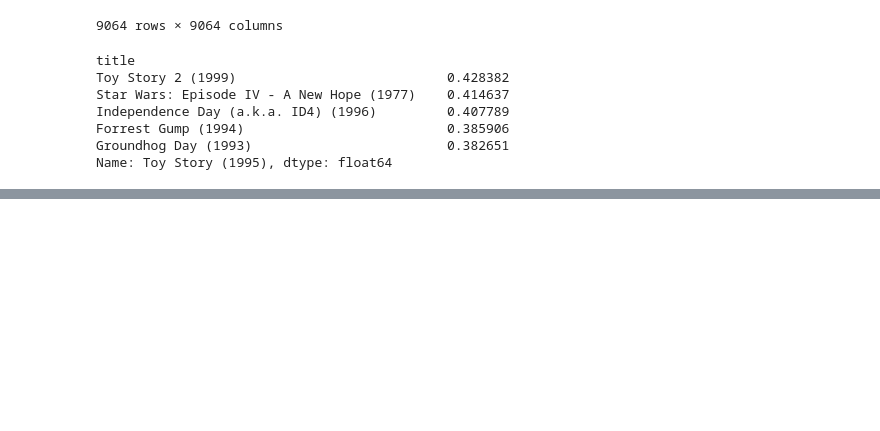
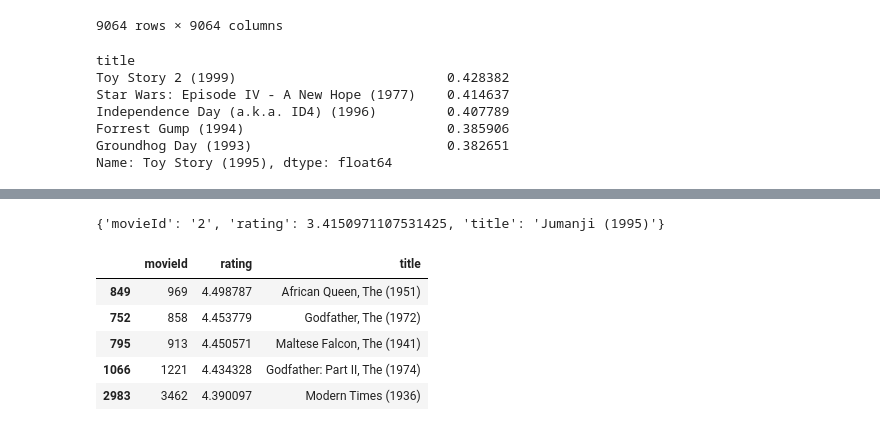
Before and after one commit to walker0625/machine-learning, a Jupyter notebook: theory/5. recommend_system.ipynb, the cells around one changed output, grey strips where cells are left out. Saved outputs shown, nothing was run; the diff lists cells and outputs as text; code cells hidden in the pictures; blank space fills up the shorter version.

```diff
--- a/theory/5. recommend_system.ipynb
+++ b/theory/5. recommend_system.ipynb
@@ -417,0 +478,4 @@ Name: Toy Story (1995), dtype: float64
+# %%
+# 1. 해당 유저가 안본 영화를 확인
+movies = pd.read_csv('../data/movies.csv')
+movies.info()
@@ -417,0 +510,31 @@ Name: Toy Story (1995), dtype: float64
+# %%
+def get_unseen_movies(userId):
+    return list(set(movies['movieId']) - set(ratings[ratings['userId'] == userId]['movieId']))
+
+unseen_movies = get_unseen_movies(9)
+# %%
+pred_list = []
+
+for movieId in unseen_movies:
+    y_pred = model.predict('9', str(movieId))
+    pred_list.append(
+        {
+            'movieId': y_pred.iid,
+            'rating': y_pred.est,
+            'title': movies[movies['movieId'] == int(y_pred.iid)]['title'].iloc[0] # TODO 왜 0?
+        }
+    )
+
+print(pred_list[0])
+# %% [output]
+{'movieId': '2', 'rating': 3.4150971107531425, 'title': 'Jumanji (1995)'}
+# %%
+result_df = pd.DataFrame(pred_list)
+result_df.sort_values(by='rating', ascending=False)[:5]
+# %% [output]
+|  | movieId | rating | title |
+| 849 | 969 | 4.498787 | African Queen, The (1951) |
+| 752 | 858 | 4.453779 | Godfather, The (1972) |
+| 795 | 913 | 4.450571 | Maltese Falcon, The (1941) |
+| 1066 | 1221 | 4.434328 | Godfather: Part II, The (1974) |
+| 2983 | 3462 | 4.390097 | Modern Times (1936) |
```
Also changed, not shown: parts of 16 cells of this notebook, 4 other files.
